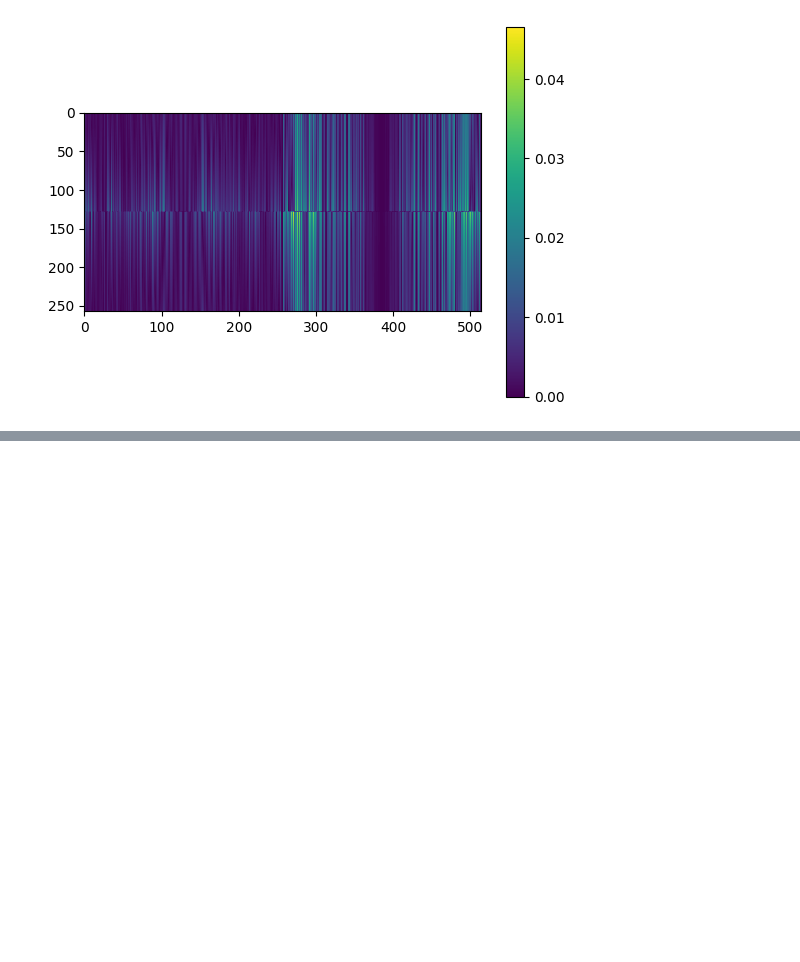
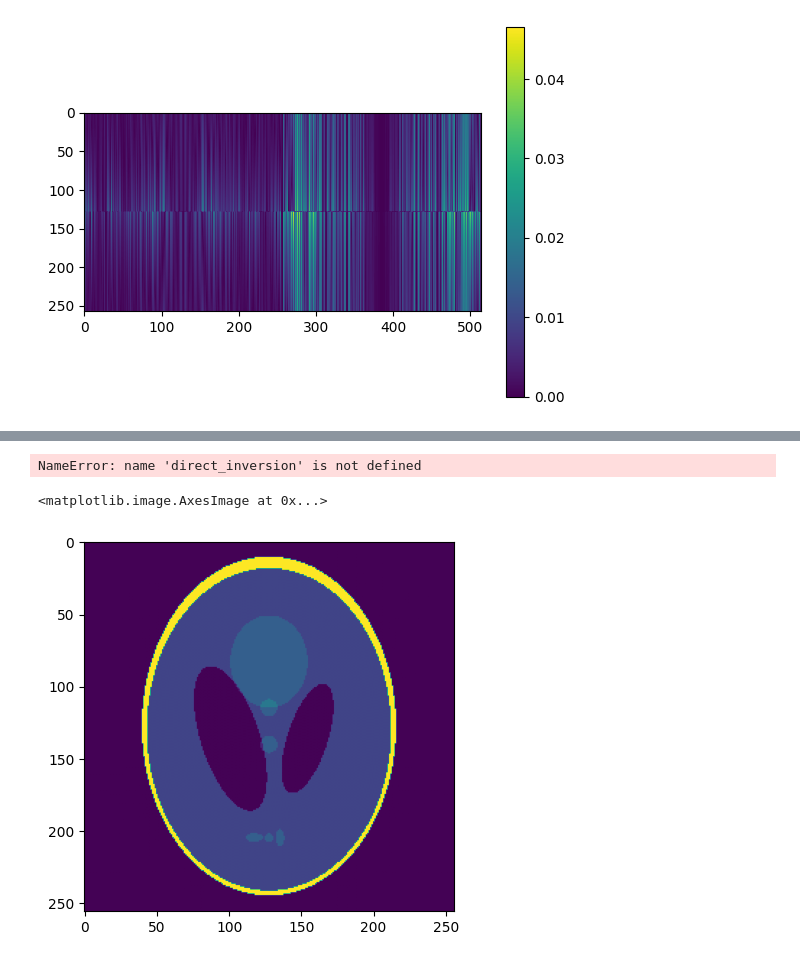
Before and after one commit to Loris0/ppfft, a Jupyter notebook: notebooks/resample_sinogram.ipynb, the cells around one changed output, grey strips where cells are left out. Saved outputs shown, nothing was run; the diff lists cells and outputs as text; code cells hidden in the pictures; blank space fills up the shorter version.

```diff
--- a/notebooks/resample_sinogram.ipynb
+++ b/notebooks/resample_sinogram.ipynb
@@ -163,17 +163,0 @@ from ppfft.tools.frac_fft import fast_frac_fft
-# %%
-def old_ppfft_horizontal(im):
-    n = im.shape[0]
-    m = 2 * n + 1
-    res = np.zeros(shape=(2 * n + 1, n + 1), dtype=complex) # k, l
-
-    fft_col = new_fft(pad(im, new_shape=(n, m)), axis=-1)
-
-    for k, col in zip(domain(m), fft_col.T):
-        res[k + n, :] = fast_frac_fft(col, beta=-2 * k / (n * (2 * n + 1)), m=n + 1)
-    return res
-
-def old_ppfft_vertical(im):
-    return old_ppfft_horizontal(im.T)
-
-def old_ppfft(im):
-    return old_ppfft_horizontal(im), old_ppfft_vertical(im)
@@ -183,10 +171,18 @@ def old_radon_transform(im):
     Theta2 = np.arctan(2 * l / n) # from 3pi/4 to pi/4 (decreasing)
     Theta1 = np.pi / 2 - Theta2 # from -pi/4 to pi/4 (increasing)"""
     hori, vert = old_ppfft(im)
-    fft_hori = new_ifft(hori, axis=0)
-    fft_vert = new_ifft(vert, axis=0)
+    fft_hori = new_ifft(hori.T, axis=0)
+    fft_vert = new_ifft(vert.T, axis=0)
 
     return np.concatenate((fft_hori, fft_vert[::-1, ::-1]), axis=1).real
+
+
+def old_ppfft_from_old_radon(sino):
+    n = sino.shape[0] // 2
+    fft_hori, fft_vert = sino[:, :n+1], sino[:, n+1:][::-1, ::-1]
+    hori, vert = new_fft(fft_hori, axis=0), new_fft(fft_vert, axis=0)
+
+    return hori.T, vert.T
 # %%
 n = 256
 im = generate_phantom(n)
@@ -208,6 +205,14 @@ def radon_transform(im):
     fft_vert = new_ifft(vert, axis=0)
 
     return np.concatenate((fft_hori, fft_vert[::-1, ::-1]), axis=1).real
+
+
+def ppfft_from_radon(sino):
+    n = sino.shape[0] - 1
+    fft_hori, fft_vert = sino[:, :n+1], sino[:, n+1:][::-1, ::-1]
+    hori, vert = new_fft(fft_hori, axis=0), new_fft(fft_vert, axis=0)
+
+    return hori, vert
 # %%
 radon = radon_transform(im)
 # %%
@@ -307,3 +253,12 @@ parfor l=1:Npp
+# %%
+sol = direct_inversion(*ppfft_from_radon(radon_from_old_radon(old_radon)), precompute_onion_peeling(n))
+# %% [output]
+NameError: name 'direct_inversion' is not defined
+# %%
+plt.imshow(sol)
+# %% [output]
+<matplotlib.image.AxesImage at 0x...>
+[figure, added]
 # %%
 def interpolate_sino(thetas, window_size, b, n):
     """
```
Also changed, not shown: parts of 34 cells of this notebook, 3 other files.
